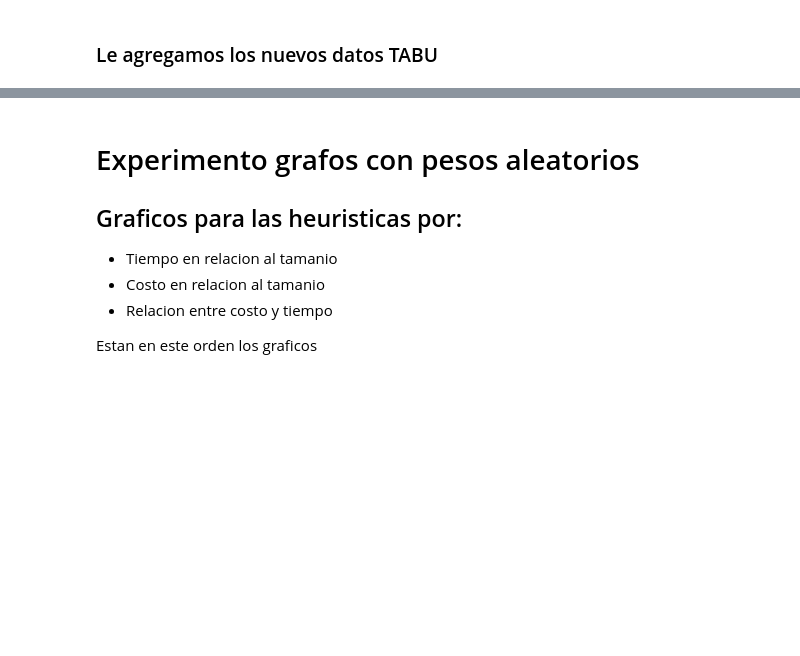
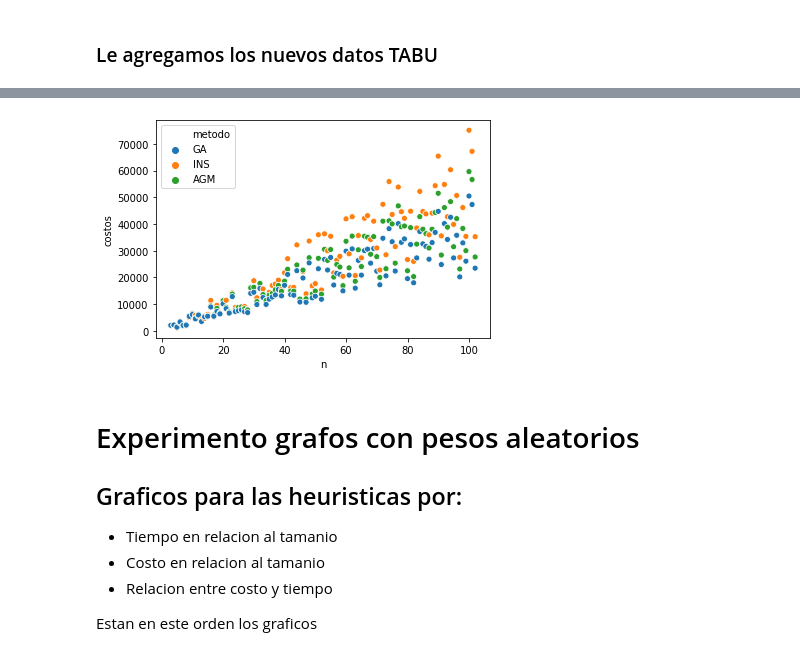
Before and after one commit to maltenzo/algo3-tp2, a Jupyter notebook: Python/Analisis.ipynb, the cells around one changed output, grey strips where cells are left out. Saved outputs shown, nothing was run; the diff lists cells and outputs as text; code cells hidden in the pictures; blank space fills up the shorter version.

```diff
--- a/Python/Analisis.ipynb
+++ b/Python/Analisis.ipynb
@@ -41,3 +60,11 @@ df_resultados_opt_random = df_resultados_opt_random.append(df_resultados_opt_ran
+# %%
+fig = sns.scatterplot(data=df_grafoEuleriano, x='n', y='costo', hue='metodo', hue_order={"GA","INS","AGM"});
+fig.set(xlabel='n', ylabel='costos');
+
+plt.savefig("graficos/costo-grafos-eulerianos.svg");
+## IGUAL AL DE ARRIBA PERO CON COSTOS
+# %% [output]
+[figure, added]
 # %% [markdown]
 # Experimento grafos con pesos aleatorios
 ## Graficos para las heuristicas por:
```
Also changed, not shown: parts of 6 cells of this notebook.
